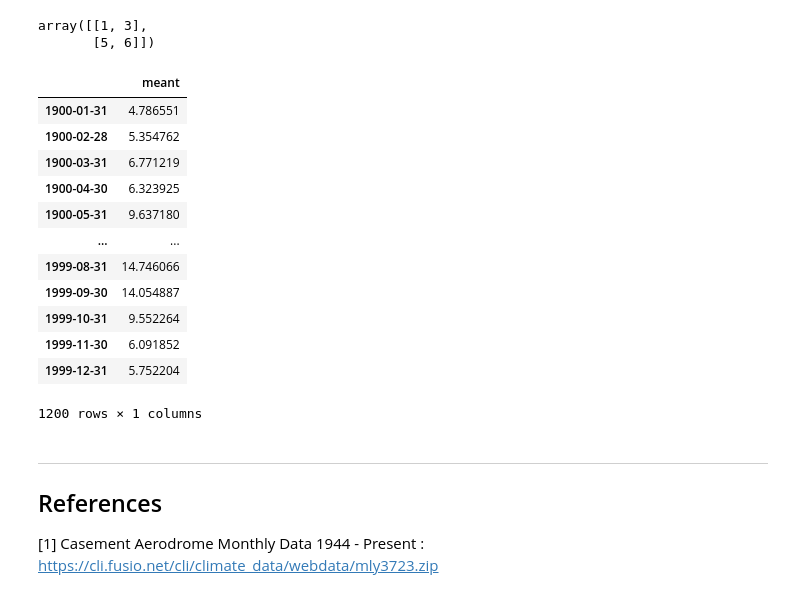
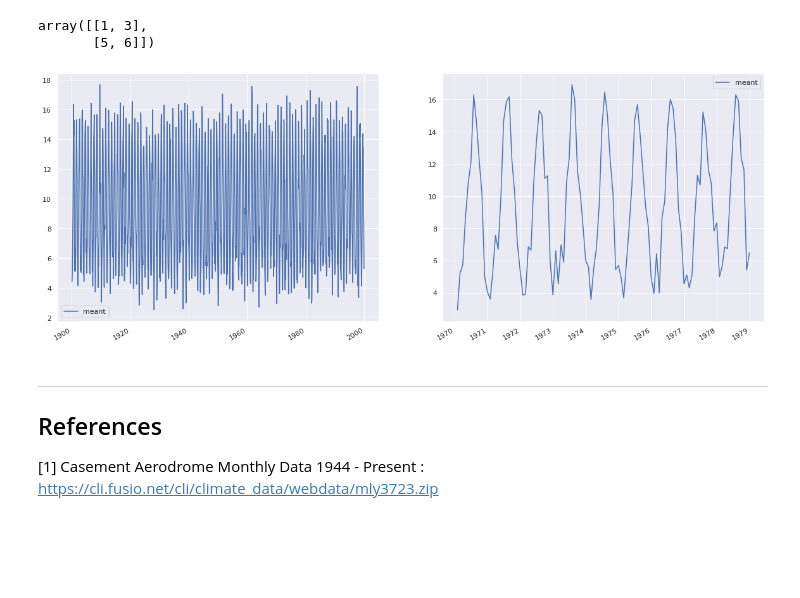
Before and after one commit to AdrianDonohoe/PDAProject2019, a Jupyter notebook: PDA Project - Casement Weather Station.ipynb, the cells around one changed output. Cells and saved outputs as stored; diff of their text form; code cells hidden in the pictures; blank space fills up the shorter version.

Commit message:
added 100y mant plot

```diff
--- a/PDA Project - Casement Weather Station.ipynb
+++ b/PDA Project - Casement Weather Station.ipynb
@@ -169,22 +169,15 @@ result = pd.merge(result,sept_meant_100,how='outer',on='meant',left_index=True,
 result = pd.merge(result,oct_meant_100,how='outer',on='meant',left_index=True, right_index=True)
 result = pd.merge(result,nov_meant_100,how='outer',on='meant',left_index=True, right_index=True)
 result = pd.merge(result,dec_meant_100,how='outer',on='meant',left_index=True, right_index=True)
-
-result
-# %% [output]
-|  | meant |
-| 1900-01-31 | 4.786551 |
-| 1900-02-28 | 5.354762 |
-| 1900-03-31 | 6.771219 |
-| 1900-04-30 | 6.323925 |
-| 1900-05-31 | 9.637180 |
-| ... | ... |
-| 1999-08-31 | 14.746066 |
-| 1999-09-30 | 14.054887 |
-| 1999-10-31 | 9.552264 |
-| 1999-11-30 | 6.091852 |
-| 1999-12-31 | 5.752204 |
-1200 rows × 1 columns
+# %%
+fig, axes = plt.subplots(1,2,figsize=(20,8))
+sns.lineplot(data=result,ax=axes[0])
+sns.lineplot(data=result['1970-01-01':'1979-01-01'],ax=axes[1])
+axes[0].xaxis.set_major_locator(mdates.AutoDateLocator())
+axes[1].xaxis.set_major_formatter(mdates.DateFormatter('%Y'))
+fig.autofmt_xdate();
+# %% [output]
+[figure, added]
 # %% [markdown]
 ***
 ## References
```
